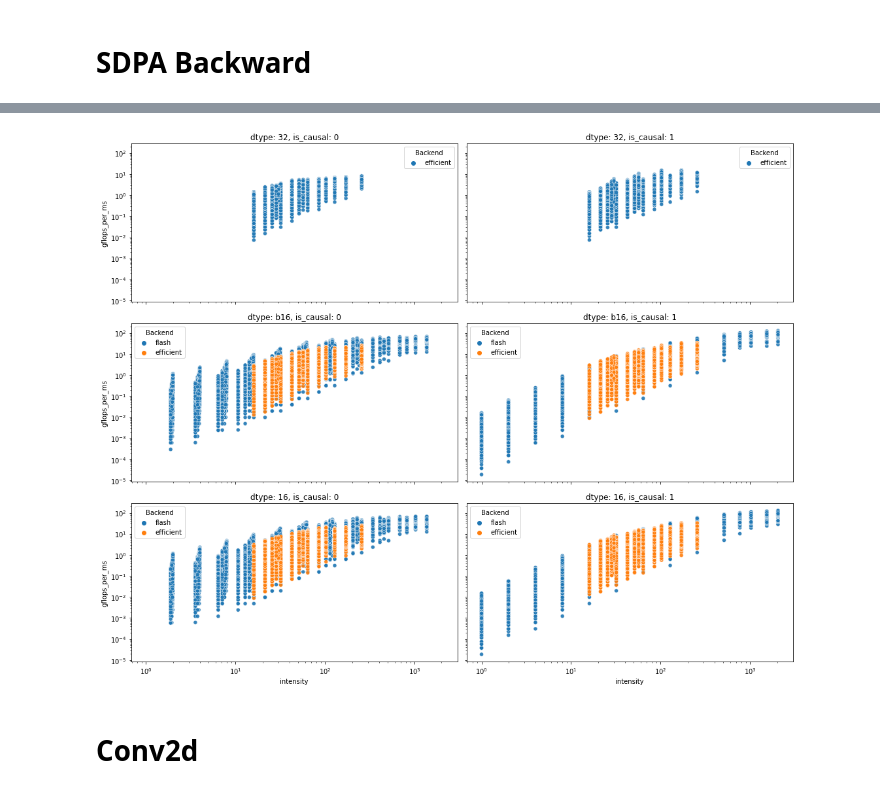
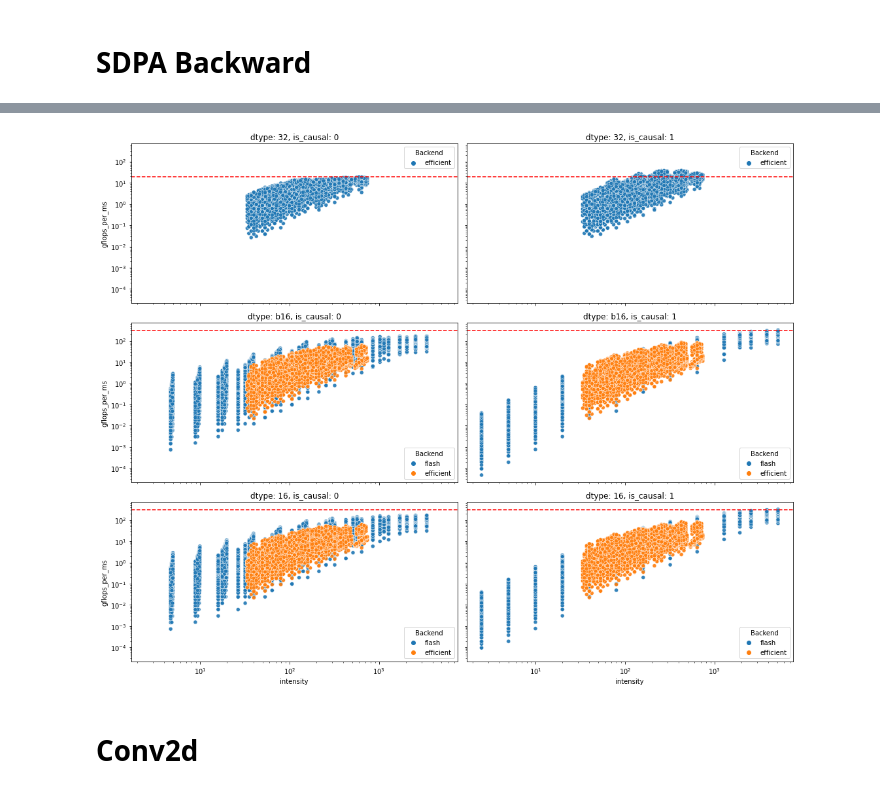
Before and after one commit to azhao20/gpu_profiling, a Jupyter notebook: jupyter/eda/gflops.ipynb, the cells around one changed output, grey strips where cells are left out. Saved outputs shown, nothing was run; the diff lists cells and outputs as text; code cells hidden in the pictures.

```diff
--- a/jupyter/eda/gflops.ipynb
+++ b/jupyter/eda/gflops.ipynb
@@ -89,6 +91,7 @@ for idx, dtype in enumerate(["32", "b16", "16"]):
         x="intensity", y="gflops_per_ms", alpha=0.9, data=df.query(f"dtype == '{dtype}'"), ax=ax
     )
     ax.set_title(f"dtype: {dtype}")
+    ax.axhline(y=dtype_to_peak_fp[dtype], color="r", linestyle="--")
 
 ax.set_xscale('log')
 ax.set_yscale('log')
@@ -107,16 +110,28 @@ plt.show()
 # %% [output]
 [figure]
 # %%
+df["memory_accesses"] = (
+    2 * df["b"] * df["h"] * df["s_q"] * df["d_qk"] +   # Reading Q
+    2 * df["b"] * df["h"] * df["s_kv"] * df["d_qk"] +  # Reading K
+    2 * df["b"] * df["h"] * df["s_kv"] * df["d_v"] +   # Reading V
+    df["b"] * df["h"] * df["s_q"] * df["d_v"]      # Writing Output
+)
+df["intensity"] = (df["gflops"] * 1e9) / df["memory_accesses"]
+
 fig, axes = plt.subplots(3, 2, figsize=(15, 12), sharex=True, sharey=True)
 axes = axes.flatten()
 
 for idx, (dtype, is_causal) in enumerate([(dtype, is_causal) for dtype in ["32", "b16", "16"] for is_causal in [0, 1]]):
     ax = axes[idx]
     sns.scatterplot(
-        x="gflops", y="gflops_per_ms", hue="backend", alpha=0.9, data=df.query(f"dtype == '{dtype}' and is_causal == '{is_causal}'"), ax=ax
+        x="intensity", y="gflops_per_ms", hue="backend", alpha=0.9, data=df.query(f"dtype == '{dtype}' and is_causal == '{is_causal}'"), ax=ax
     )
     ax.set_title(f"dtype: {dtype}, is_causal: {is_causal}")
     ax.legend(title="Backend", loc='best')
+    ax.axhline(y=dtype_to_peak_fp[dtype], color="r", linestyle="--")
+
+ax.set_xscale('log')
+ax.set_yscale('log')
 plt.tight_layout()
 plt.show()
 # %% [output]
@@ -124,24 +138,0 @@ plt.show()
-# %%
-df["memory_accesses"] = (
-    df["b"] * df["h"] * df["s_q"] * df["d_qk"] +  # Reading Q
-    df["b"] * df["h"] * df["s_kv"] * df["d_qk"] +  # Reading K
-    df["b"] * df["h"] * df["s_kv"] * df["d_v"] +   # Reading V
-    df["b"] * df["h"] * df["s_q"] * df["d_v"]      # Writing Output
-)
-df["intensity"] = (df["gflops"] * 1e9) / df["memory_accesses"]
-
-fig, axes = plt.subplots(3, 2, figsize=(15, 12), sharex=True, sharey=True)
-axes = axes.flatten()
-
-for idx, (dtype, is_causal) in enumerate([(dtype, is_causal) for dtype in ["32", "b16", "16"] for is_causal in [0, 1]]):
-    ax = axes[idx]
-    sns.scatterplot(
-        x="intensity", y="gflops_per_ms", hue="backend", alpha=0.9, data=df.query(f"dtype == '{dtype}' and is_causal == '{is_causal}'"), ax=ax
-    )
-    ax.set_title(f"dtype: {dtype}, is_causal: {is_causal}")
-    ax.legend(title="Backend", loc='best')
-
-ax.set_xscale('log')
-ax.set_yscale('log')
-plt.tight_layout()
-plt.show()
@@ -160,29 +147,30 @@ plt.show()
 # %%
 df["memory_accesses"] = 2 * (
     df["b"] * df["h"] * df["s_q"] * df["d_qk"] +  # dQ
     df["b"] * df["h"] * df["s_kv"] * df["d_qk"] +  # dK
     df["b"] * df["h"] * df["s_kv"] * df["d_v"] +   # dV
     df["b"] * df["h"] * df["s_q"] * df["d_v"]      # dOut
 )
 df["intensity"] = (df["gflops"] * 1e9) / df["memory_accesses"]
 
 fig, axes = plt.subplots(3, 2, figsize=(15, 12), sharex=True, sharey=True)
 axes = axes.flatten()
 
 for idx, (dtype, is_causal) in enumerate([(dtype, is_causal) for dtype in ["32", "b16", "16"] for is_causal in [0, 1]]):
     ax = axes[idx]
     sns.scatterplot(
         x="intensity", y="gflops_per_ms", hue="backend", alpha=0.9, data=df.query(f"dtype == '{dtype}' and is_causal == '{is_causal}'"), ax=ax
     )
     ax.set_title(f"dtype: {dtype}, is_causal: {is_causal}")
     ax.legend(title="Backend", loc='best')
+    ax.axhline(y=dtype_to_peak_fp[dtype], color="r", linestyle="--")
 
 ax.set_xscale('log')
 ax.set_yscale('log')
 plt.tight_layout()
 plt.show()
 # %% [output]
-[figure, old version]
+[figure, new version]
 # %% [markdown]
 # Conv2d
 # %%
```
Also changed, not shown: parts of 30 cells of this notebook, 8 other files.
